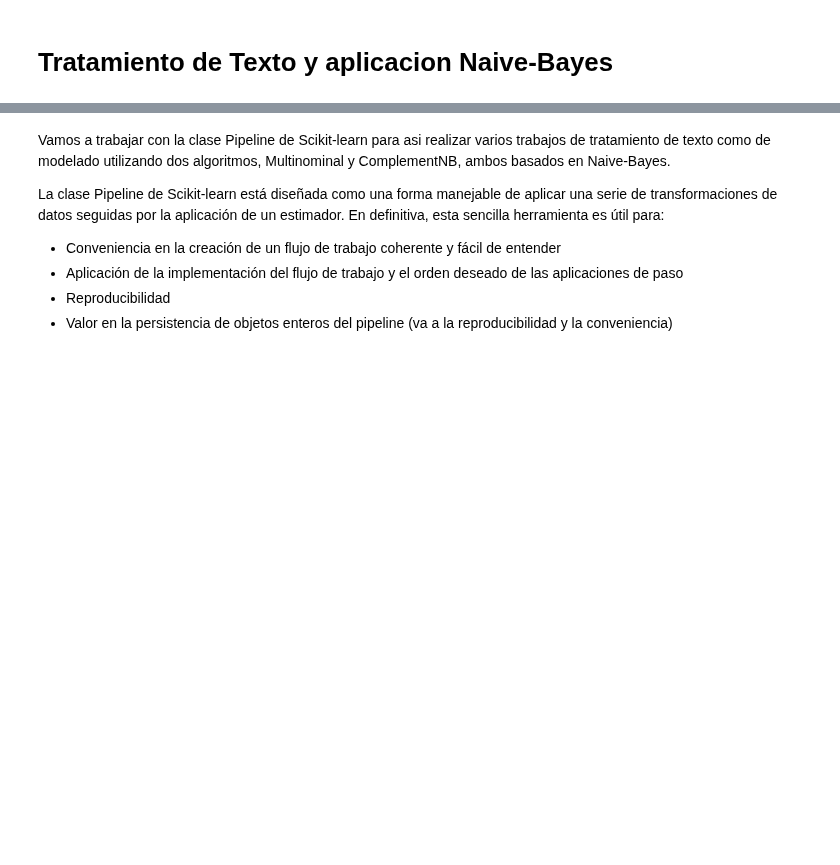
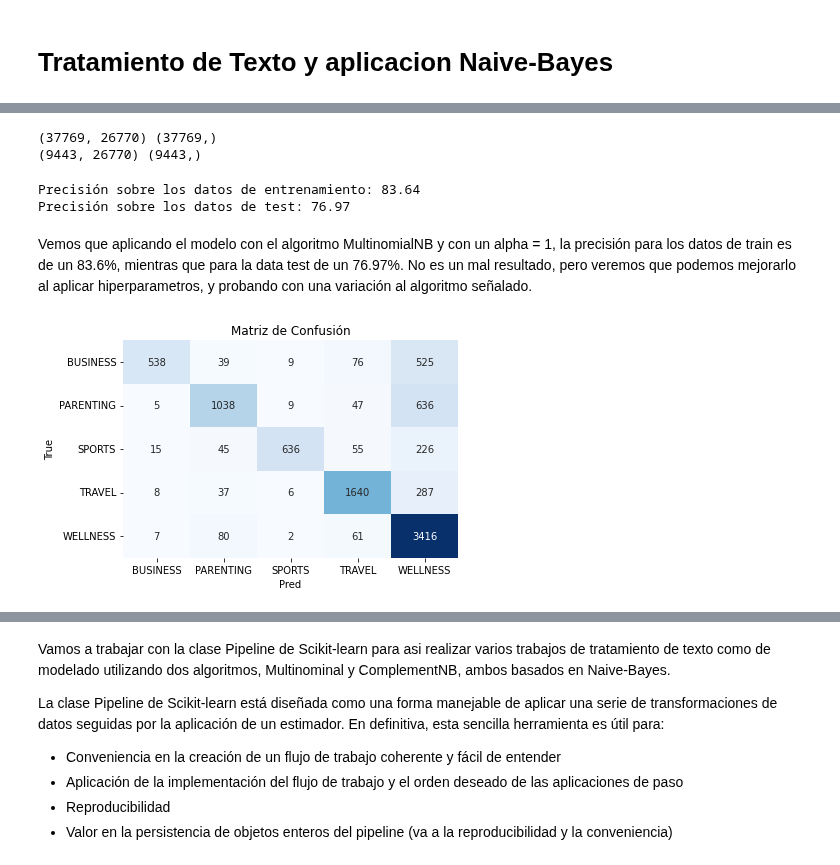
Before and after one commit to JALVARADORUIZ/Magister_BigData_UB, a Jupyter notebook: M6_AG1_Grupo14.ipynb, the cells around one changed output, grey strips where cells are left out. Cells and saved outputs as stored; diff of their text form; code cells hidden in the pictures; blank space fills up the shorter version.

```diff
--- a/M6_AG1_Grupo14.ipynb
+++ b/M6_AG1_Grupo14.ipynb
@@ -182,0 +222,5 @@ La data presenta un desbalance ya que la proporción de artículos "wellness" es
+# %%
+vocab = np.sort(list(vectorizer.vocabulary_.keys()))
+df_tf = pd.DataFrame(vect.todense(), columns = vocab)
+print(df_tf.shape)
+df_tf.head()
@@ -182,0 +236,41 @@ La data presenta un desbalance ya que la proporción de artículos "wellness" es
+# %%
+# Seleccionamos la data de train y test. Para entrenar se utilizará el 80%, mientras
+# que se dejará 20% para testear.
+
+X = df_tf.values
+y = df_news["category"].values
+
+train_data, test_data, train_target, test_target = train_test_split(X, y, stratify=y, random_state=42, test_size=0.2)
+print (train_data.shape, train_target.shape)
+print (test_data.shape, test_target.shape)
+# %% [output]
+(37769, 26770) (37769,)
+(9443, 26770) (9443,)
+# %%
+from sklearn.naive_bayes import MultinomialNB
+mnb_model = MultinomialNB(alpha=1.0)
+
+mnb_model.fit(train_data, train_target)
+pred_train = mnb_model.predict(train_data)
+pred_test = mnb_model.predict(test_data)
+print("Precisión sobre los datos de entrenamiento: {:.2f}".format(100.0*mnb_model.score(train_data, train_target)))
+print("Precisión sobre los datos de test: {:.2f}".format(100.0*mnb_model.score(test_data, test_target)))
+# %% [output]
+Precisión sobre los datos de entrenamiento: 83.64
+Precisión sobre los datos de test: 76.97
+# %% [markdown]
+Vemos que aplicando el modelo con el algoritmo MultinomialNB y con un alpha = 1, la precisión para los datos de train es de un 83.6%, mientras que para la data test de un 76.97%. No es un mal resultado, pero veremos que podemos mejorarlo al aplicar hiperparametros, y probando con una variación al algoritmo señalado.
+# %%
+## Plot confusion matrix
+classes = np.unique(test_target)
+cm = confusion_matrix(test_target, pred_test)
+fig, ax = plt.subplots()
+sns.heatmap(cm, annot=True, fmt='d', ax=ax, cmap=plt.cm.Blues,
+            cbar=False)
+ax.set(xlabel="Pred", ylabel="True", xticklabels=classes,
+       yticklabels=classes, title="Matriz de Confusión")
+plt.yticks(rotation=0)
+
+plt.show()
+# %% [output]
+[figure, added]
```
Also changed, not shown: parts of 53 cells of this notebook.
